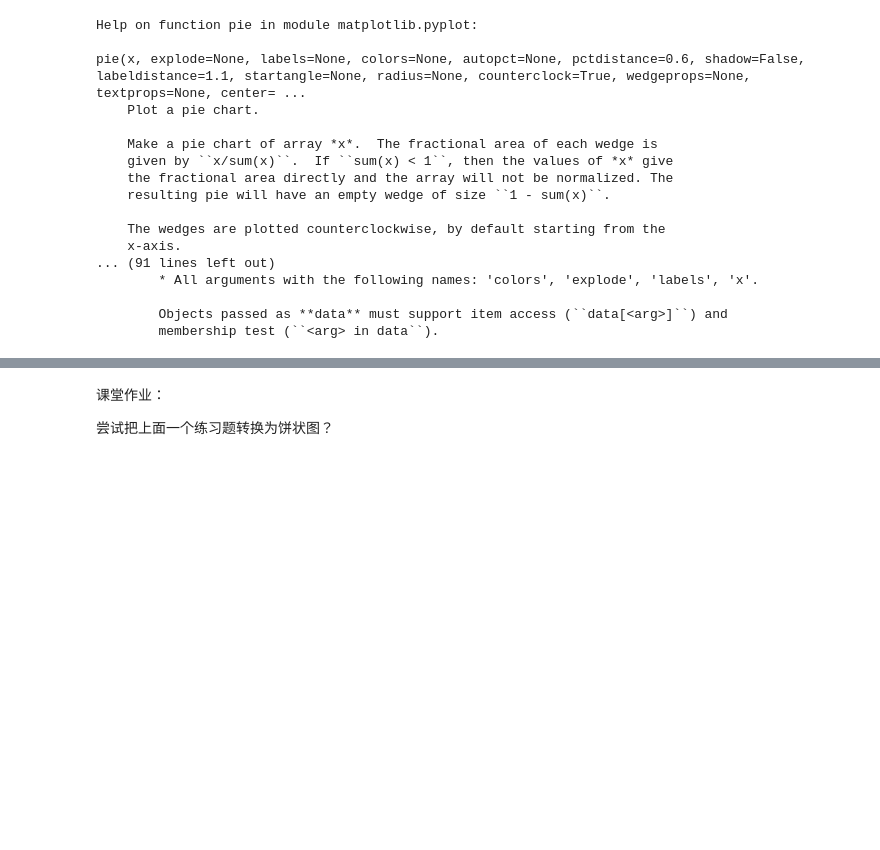
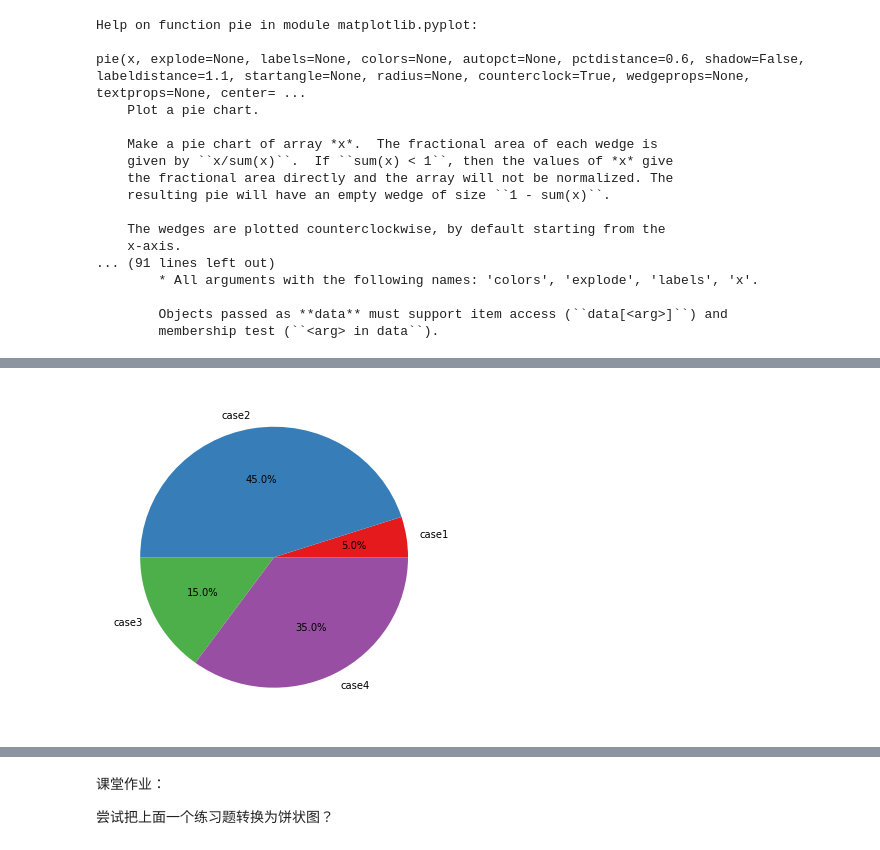
Before and after one commit to ThomsonRen/mathmodels-learner-doc, a Jupyter notebook: source/notebook源码/Python数据可视化方法之matplotlib.ipynb, the cells around one changed output, grey strips where cells are left out. Cells and saved outputs as stored; diff of their text form; code cells hidden in the pictures; blank space fills up the shorter version.

```diff
--- a/source/notebook源码/Python数据可视化方法之matplotlib.ipynb
+++ b/source/notebook源码/Python数据可视化方法之matplotlib.ipynb
@@ -540,8 +544,7 @@ pie(x, explode=None, labels=None, colors=None, autopct=None, pctdistance=0.6, sh
 # %%
 import matplotlib.pyplot as plt
 
-
-plt.figure(figsize=(10,6))
+plt.figure(figsize=(6,6))
 colors = ["#e41a1c","#377eb8","#4daf4a","#984ea3"]
 soldNums = [0.05,0.45,0.15,0.35]
 kinds = ['case1','case2','case3','case4']
@@ -551,4 +554,6 @@ plt.pie(soldNums,
        autopct="%3.1f%%",
        startangle=0,
        colors=colors);
+
+plt.savefig('../images/python_basic/pie.svg',bbox_inches = 'tight')
 # %% [output]
@@ -556,3 +560,4 @@ plt.pie(soldNums,
+[figure, added]
 # %%
 plt.figure(figsize = (7,7));
 plt.pie(data,labels=Country);
```
Also changed, not shown: parts of 20 cells of this notebook, 59 other files.
